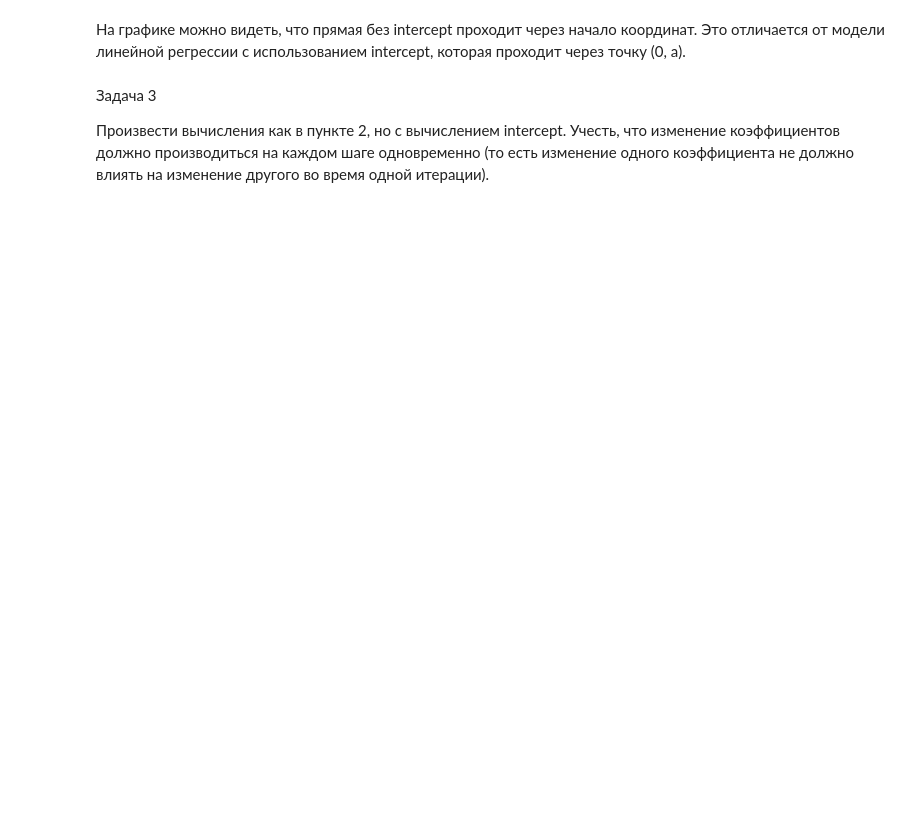
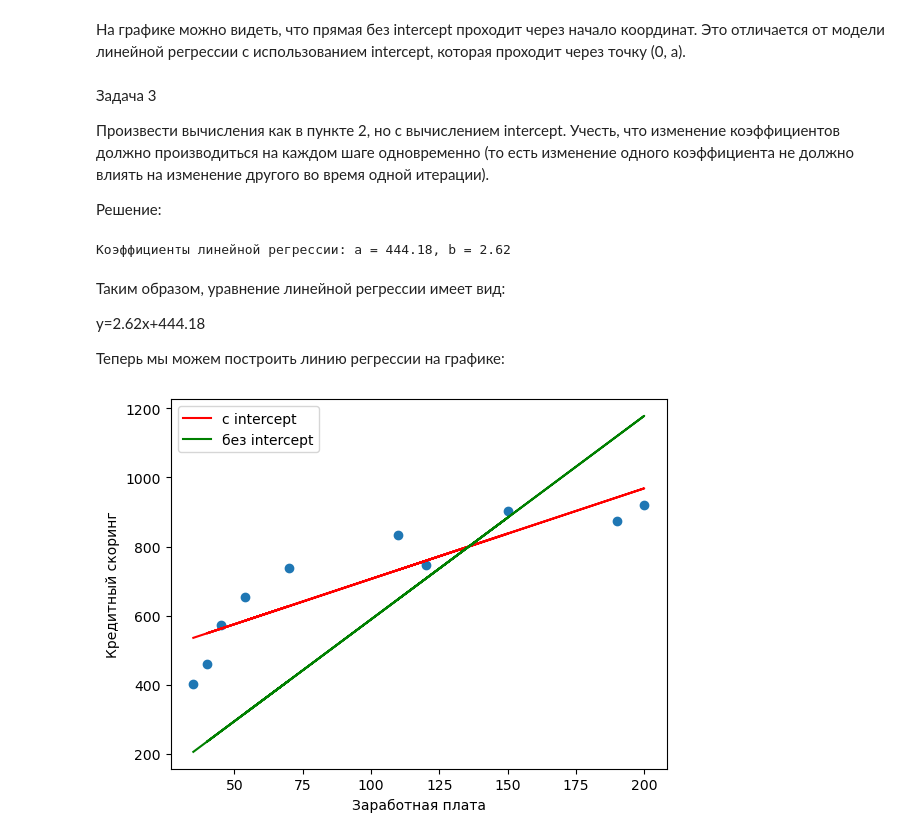
Before and after one commit to TheOhMyGod/ProbTheory, a Jupyter notebook: Sem9/hw.ipynb, the cells around one changed output. Cells and saved outputs as stored; diff of their text form; code cells hidden in the pictures; blank space fills up the shorter version.

```diff
--- a/Sem9/hw.ipynb
+++ b/Sem9/hw.ipynb
@@ -86,3 +96,35 @@ plt.show()
 Задача 3
 
 Произвести вычисления как в пункте 2, но с вычислением intercept. Учесть, что изменение коэффициентов должно производиться на каждом шаге одновременно (то есть изменение одного коэффициента не должно влиять на изменение другого во время одной итерации).
+
+Решение:
+# %%
+x_mean = np.mean(zp)
+y_mean = np.mean(ks)
+
+b = np.sum((zp - x_mean) * (ks - y_mean)) / np.sum((zp - x_mean) ** 2)
+a = y_mean - b * x_mean
+
+print("Коэффициенты линейной регрессии: a = {:.2f}, b = {:.2f}".format(a, b))
+# %% [output]
+Коэффициенты линейной регрессии: a = 444.18, b = 2.62
+# %% [markdown]
+Таким образом, уравнение линейной регрессии имеет вид:
+
+y=2.62x+444.18
+
+Теперь мы можем построить линию регрессии на графике:
+# %%
+plt.scatter(zp, ks)
+
+plt.plot(zp, b * zp + a, color='red', label='c intercept')
+
+
+plt.plot(zp, b_without_intercept * zp, color='green', label='без intercept')
+
+plt.xlabel('Заработная плата')
+plt.ylabel('Кредитный скоринг')
+plt.legend()
+plt.show()
+# %% [output]
+[figure, added]
```
Also changed, not shown: parts of 4 cells of this notebook, 1 other file.
